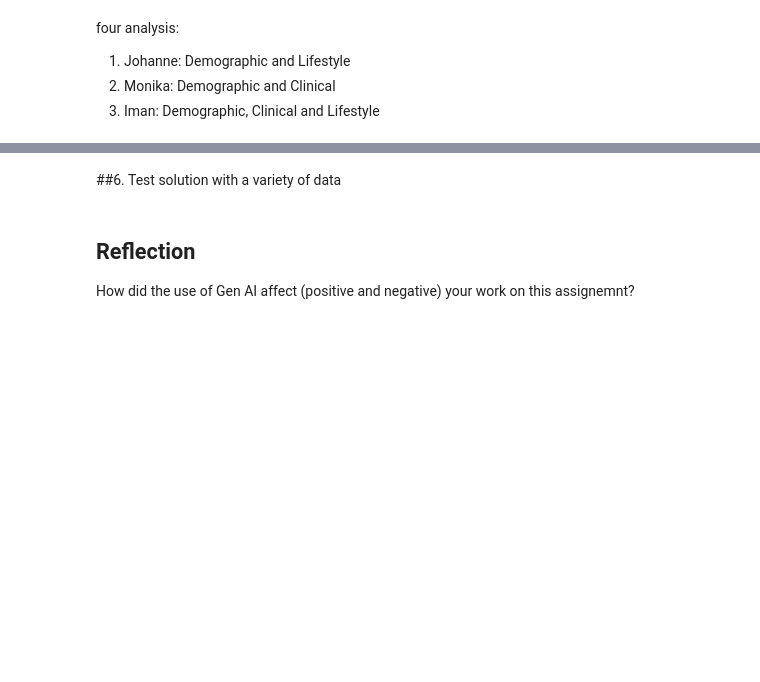
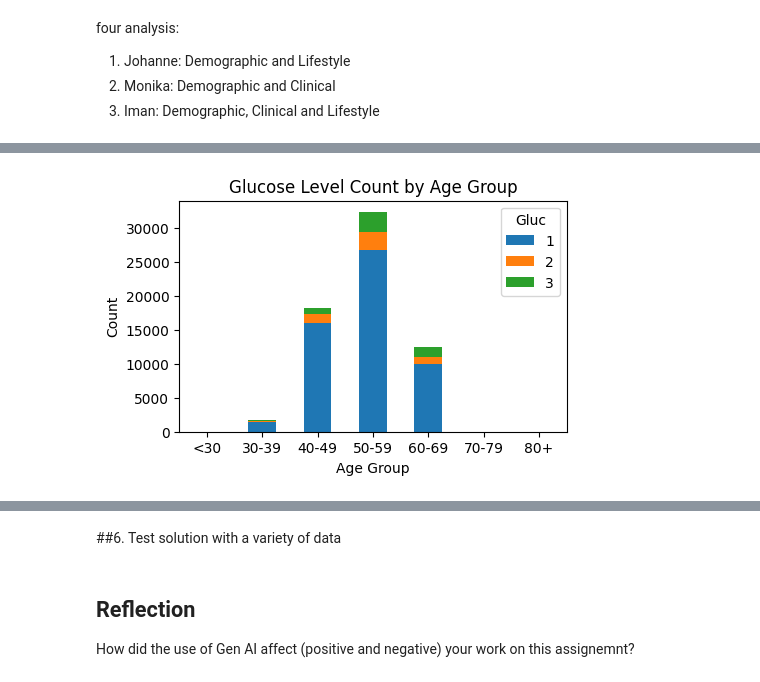
Before and after one commit to monikabuss/ISYS5002-2024-semester2, a Jupyter notebook: Code_Development_Colab.ipynb, the cells around one changed output, grey strips where cells are left out. Drawn from its saved outputs; the diff is of its cells as text; code cells hidden in the pictures; blank space fills up the shorter version.

Commit message:
analysis 2 trying

```diff
--- a/Code_Development_Colab.ipynb
+++ b/Code_Development_Colab.ipynb
@@ -291,0 +268,8 @@ memory usage: 6.9 MB
+# %%
+#pre-processing
+#convert age to years in the same column
+med_ex_df_1['age'] = med_ex_df_1['age'] / 365
+med_ex_df_1.head(10)
+# Create age groups
+med_ex_df_1['age_group'] = pd.cut(med_ex_df_1['age'], bins=[0, 30, 40, 50, 60, 70, 80, 100], labels=['<30', '30-39', '40-49', '50-59', '60-69', '70-79', '80+'])
+med_ex_df_1.head(10)
@@ -296,0 +390,8 @@ four analysis:
+# %%
+#Monika: Demographic and Clinical Analysis
+
+#extract the relevant data (id, age and glucose and cardiovascular) from the table med_ex_df_1
+
+#put age_years, gluc and cardio in a seperate table: https://blog.finxter.com/5-best-ways-to-select-multiple-columns-from-a-pandas-dataframe-in-python/
+analysis_2_df=med_ex_df_1[['age', 'gluc', 'cardio']]
+analysis_2_df.head(10)
@@ -296,0 +451,27 @@ four analysis:
+# %%
+# Group the data by age_group and glucose
+grouped_data = analysis_2_df.groupby(['age_group', 'gluc'])
+
+# Calculate the count for each group
+age_group_gluc_counts = grouped_data.size()
+
+# Reshape the result to have gender as rows and alignment as columns
+age_group_gluc_counts = age_group_gluc_counts.unstack()
+
+age_group_gluc_counts = age_group_gluc_counts.fillna(0)
+
+# Display the resulting DataFrame
+(age_group_gluc_counts)
+
+# Create a stacked bar chart
+age_group_gluc_counts.plot(kind='bar', stacked=True, figsize=(5, 3))
+plt.title('Glucose Level Count by Age Group')
+plt.xlabel('Age Group')
+plt.ylabel('Count')
+plt.xticks(rotation=0)
+plt.legend(title='Gluc')
+
+# Display the plot
+plt.show()
+# %% [output]
+[figure, added]
```
Also changed, not shown: parts of 36 cells of this notebook.
